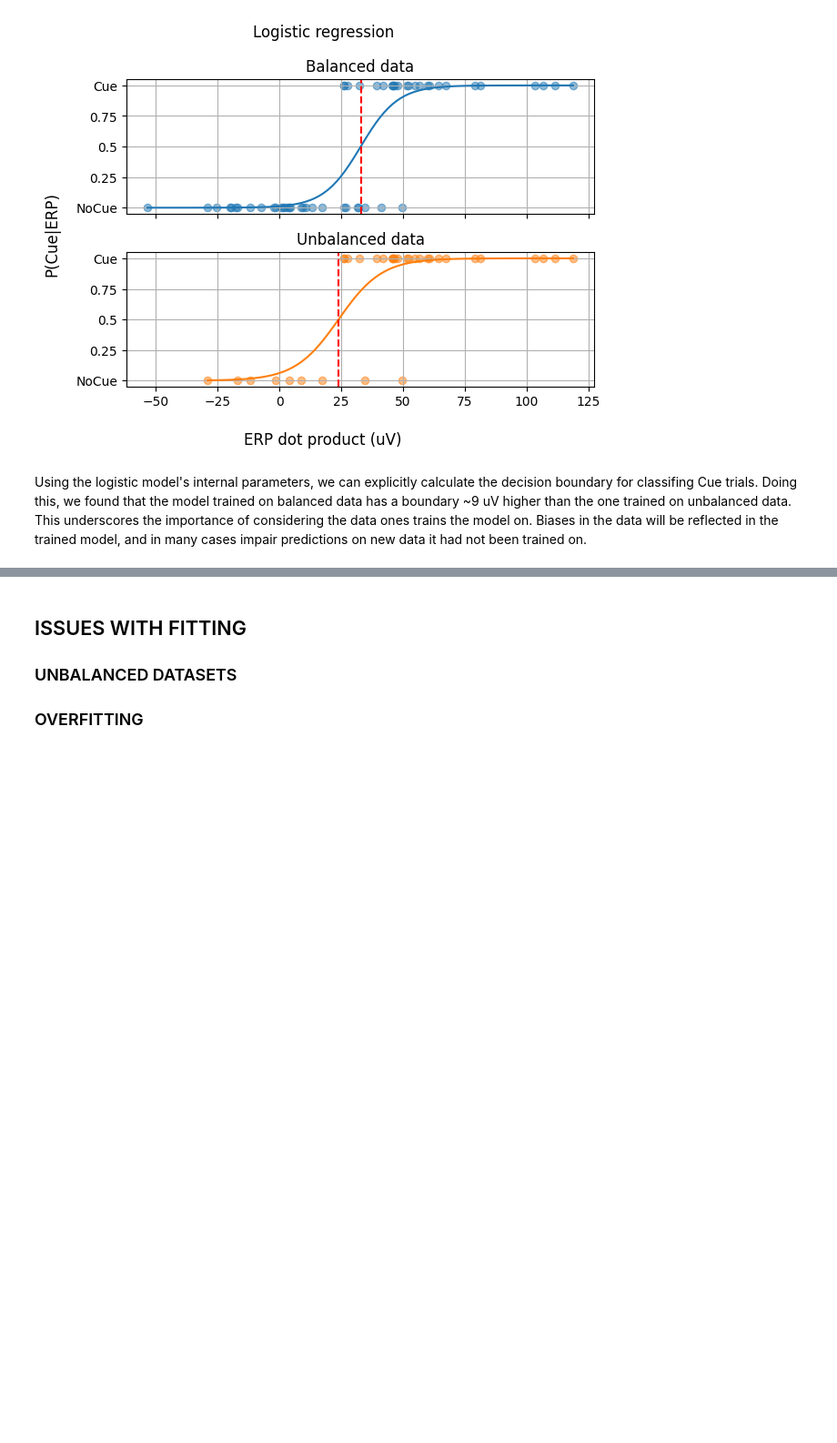
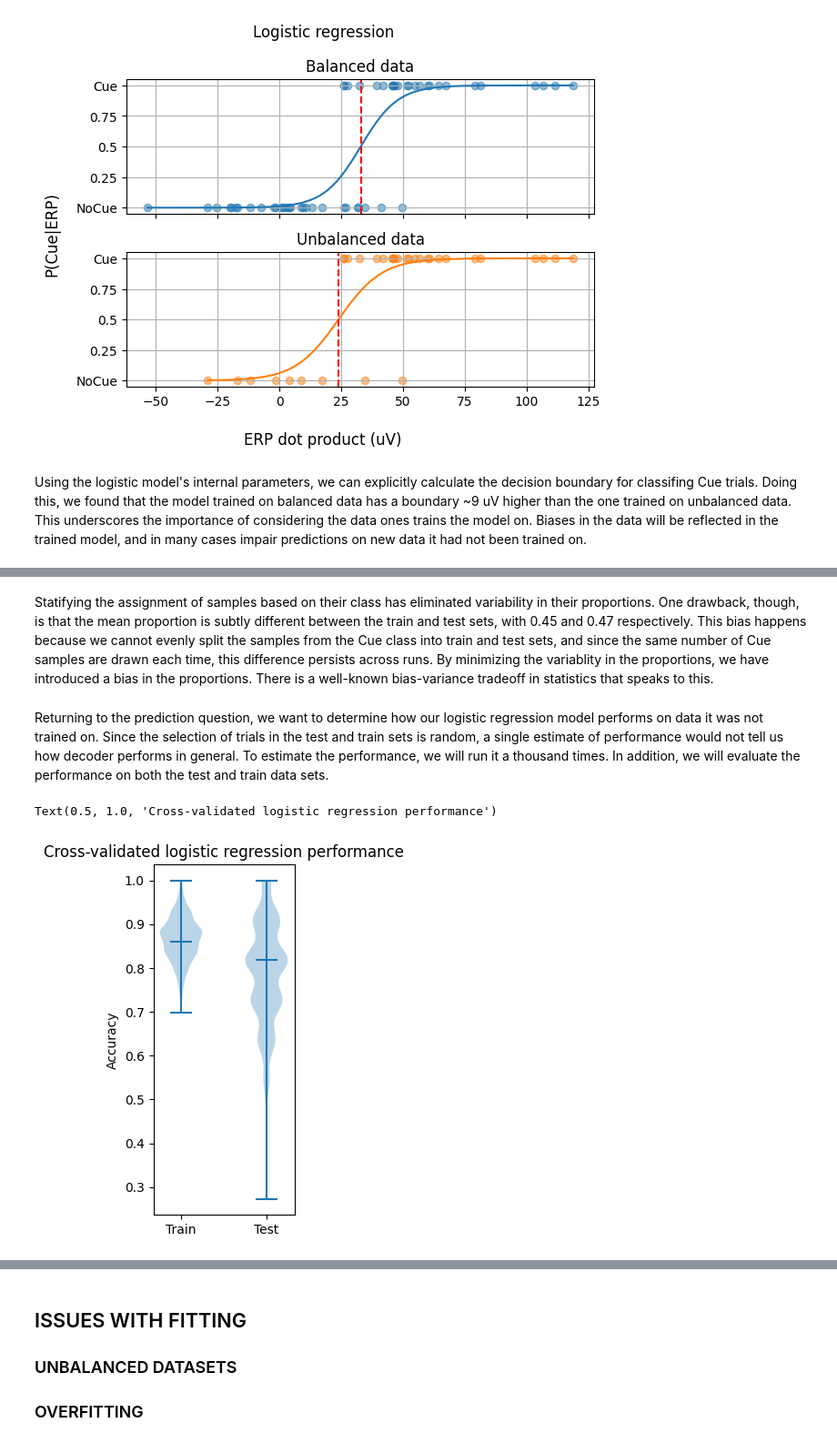
Before and after one commit to dbheadley/DecodingTheBrain, a Jupyter notebook: Week3/notes.ipynb, the cells around one changed output, grey strips where cells are left out. Shown at 91% size. Drawn from its saved outputs; the diff is of its cells as text; code cells hidden in the pictures; blank space fills up the shorter version.

```diff
--- a/Week3/notes.ipynb
+++ b/Week3/notes.ipynb
@@ -1130,0 +1137,51 @@ Median difference: -0.02
+# %% [markdown]
+Statifying the assignment of samples based on their class has eliminated variability in their proportions. One drawback, though, is that the mean proportion is subtly different between the train and test sets, with 0.45 and 0.47 respectively. This bias happens because we cannot evenly split the samples from the Cue class into train and test sets, and since the same number of Cue samples are drawn each time, this difference persists across runs. By minimizing the variablity in the proportions, we have introduced a bias in the proportions. There is a well-known bias-variance tradeoff in statistics that speaks to this.
+# %% [markdown]
+Returning to the prediction question, we want to determine how our logistic regression model performs on data it was not trained on. Since the selection of trials in the test and train sets is random, a single estimate of performance would not tell us how decoder performs in general. To estimate the performance, we will run it a thousand times. In addition, we will evaluate the performance on both the test and train data sets.
+# %%
+# Fit and evalulate logistic regression model to ERP data using cross-validation
+def logreg_traintest(epochs, class_act, k):
+    test_idxs, train_idxs = train_test_kstrat(class_act, k=5)
+
+    # set union of class_act and train_idxs
+    train_cue_idxs = np.intersect1d(np.where(class_act)[0], train_idxs)
+
+    # calculate ERP for training set
+    cue_erp = np.mean(all_epochs[:, train_cue_idxs], axis=1)
+
+    # calculate ERP alignment for each trial
+    val_all = erp_align(all_epochs, cue_erp)
+
+    # create train and test sets
+    val_test = val_all[test_idxs, np.newaxis]
+    class_act_test = class_act[test_idxs]
+    val_train = val_all[train_idxs, np.newaxis]
+    class_act_train = class_act[train_idxs]
+
+    # fit logistic regression model
+    clf_sub = LogisticRegression()
+    clf_sub.fit(val_train, class_act_train)
+
+    # get performance for train and test sets
+    score_test = clf_sub.score(val_test, class_act_test)
+    score_train = clf_sub.score(val_train, class_act_train)
+    return score_train, score_test
+
+# Run logistic regression model on ERP data
+num_runs = 1000
+all_epochs = np.concatenate((cue_epochs_O1, nocue_epochs_O1), axis=1)
+scores_train = np.zeros(num_runs)
+scores_test = np.zeros(num_runs)
+for i in range(num_runs):
+    scores_train[i], scores_test[i] = logreg_traintest(all_epochs, class_act, 5)
+
+# plot violin plot of scores compared across train and test sets
+fig, ax = plt.subplots(figsize=(2,5))
+ax.violinplot([scores_train, scores_test], showmedians=True)
+ax.set_xticks([1, 2])
+ax.set_xticklabels(['Train', 'Test'])
+ax.set_ylabel('Accuracy')
+ax.set_title('Cross-validated logistic regression performance')
+# %% [output]
+Text(0.5, 1.0, 'Cross-validated logistic regression performance')
+[figure, added]
```
Also changed, not shown: parts of 18 cells of this notebook, 1 other file.
